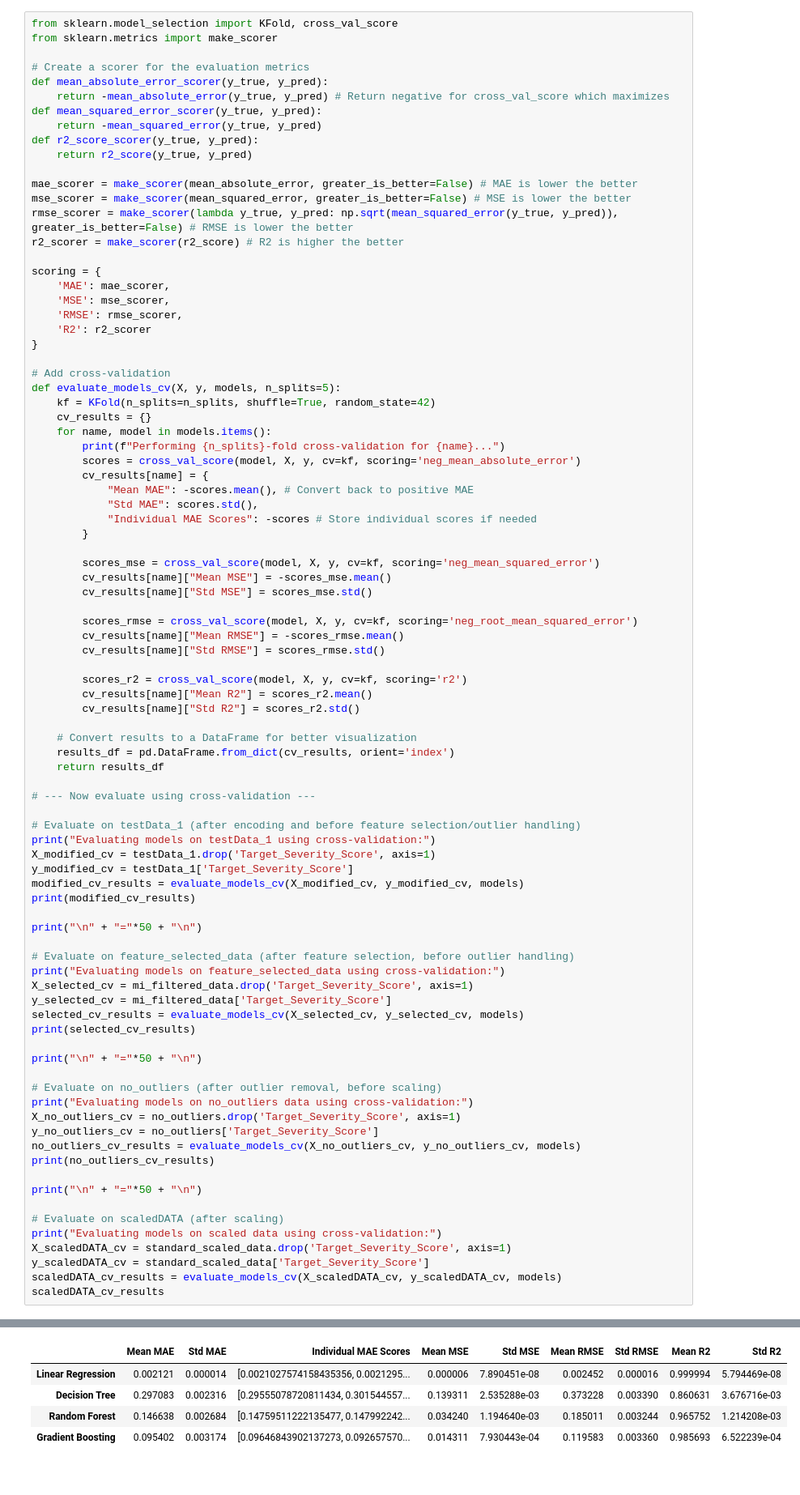
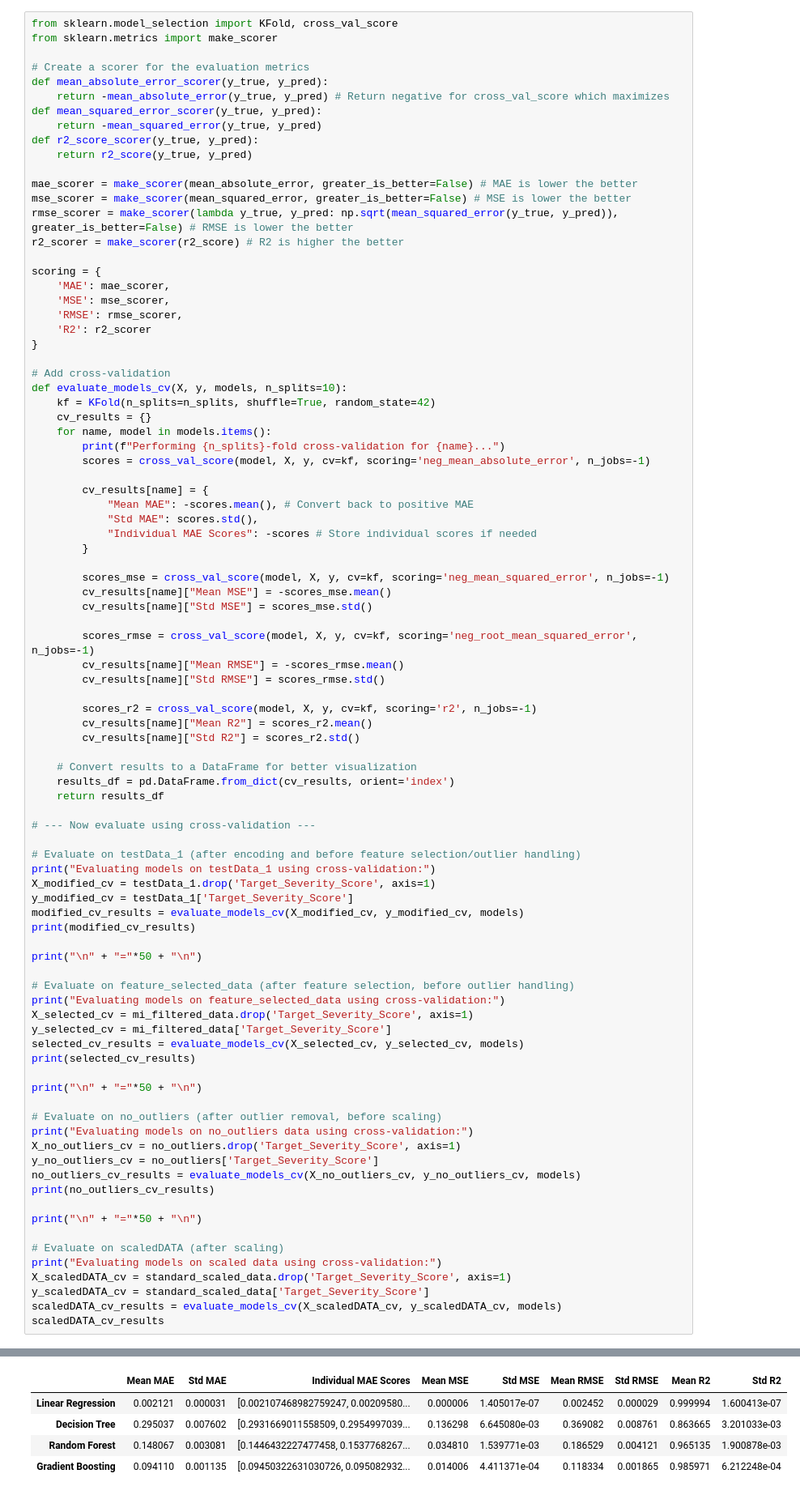
Before and after one commit to Moutaz-Code/CancerModelColab, a Jupyter notebook: Data_Mining_Project.ipynb, the cells around one changed output, grey strips where cells are left out. Shown at 81% size. Saved outputs shown, nothing was run; the diff lists cells and outputs as text.

```diff
--- a/Data_Mining_Project.ipynb
+++ b/Data_Mining_Project.ipynb
@@ -449,27 +446,28 @@ scoring = {
 }
 
 # Add cross-validation
-def evaluate_models_cv(X, y, models, n_splits=5):
+def evaluate_models_cv(X, y, models, n_splits=10):
     kf = KFold(n_splits=n_splits, shuffle=True, random_state=42)
     cv_results = {}
     for name, model in models.items():
         print(f"Performing {n_splits}-fold cross-validation for {name}...")
-        scores = cross_val_score(model, X, y, cv=kf, scoring='neg_mean_absolute_error')
+        scores = cross_val_score(model, X, y, cv=kf, scoring='neg_mean_absolute_error', n_jobs=-1)
+
         cv_results[name] = {
             "Mean MAE": -scores.mean(), # Convert back to positive MAE
             "Std MAE": scores.std(),
             "Individual MAE Scores": -scores # Store individual scores if needed
         }
 
-        scores_mse = cross_val_score(model, X, y, cv=kf, scoring='neg_mean_squared_error')
+        scores_mse = cross_val_score(model, X, y, cv=kf, scoring='neg_mean_squared_error', n_jobs=-1)
         cv_results[name]["Mean MSE"] = -scores_mse.mean()
         cv_results[name]["Std MSE"] = scores_mse.std()
 
-        scores_rmse = cross_val_score(model, X, y, cv=kf, scoring='neg_root_mean_squared_error')
+        scores_rmse = cross_val_score(model, X, y, cv=kf, scoring='neg_root_mean_squared_error', n_jobs=-1)
         cv_results[name]["Mean RMSE"] = -scores_rmse.mean()
         cv_results[name]["Std RMSE"] = scores_rmse.std()
 
-        scores_r2 = cross_val_score(model, X, y, cv=kf, scoring='r2')
+        scores_r2 = cross_val_score(model, X, y, cv=kf, scoring='r2', n_jobs=-1)
         cv_results[name]["Mean R2"] = scores_r2.mean()
         cv_results[name]["Std R2"] = scores_r2.std()
 
@@ -533,8 +531,8 @@ Performing 5-fold cross-validation for Gradient Boosting...
 |  | Mean MAE | Std MAE | Individual MAE Scores | Mean MSE | Std MSE | Mean RMSE | Std RMSE | Mean R2 | Std R2 |
-| Linear Regression | 0.002121 | 0.000014 | [0.0021027574158435356, 0.0021295... | 0.000006 | 7.890451e-08 | 0.002452 | 0.000016 | 0.999994 | 5.794469e-08 |
-| Decision Tree | 0.297083 | 0.002316 | [0.29555078720811434, 0.301544557... | 0.139311 | 2.535288e-03 | 0.373228 | 0.003390 | 0.860631 | 3.676716e-03 |
-| Random Forest | 0.146638 | 0.002684 | [0.14759511222135477, 0.147992242... | 0.034240 | 1.194640e-03 | 0.185011 | 0.003244 | 0.965752 | 1.214208e-03 |
-| Gradient Boosting | 0.095402 | 0.003174 | [0.09646843902137273, 0.092657570... | 0.014311 | 7.930443e-04 | 0.119583 | 0.003360 | 0.985693 | 6.522239e-04 |
+| Linear Regression | 0.002121 | 0.000031 | [0.002107468982759247, 0.00209580... | 0.000006 | 1.405017e-07 | 0.002452 | 0.000029 | 0.999994 | 1.600413e-07 |
+| Decision Tree | 0.295037 | 0.007602 | [0.2931669011558509, 0.2954997039... | 0.136298 | 6.645080e-03 | 0.369082 | 0.008761 | 0.863665 | 3.201033e-03 |
+| Random Forest | 0.148067 | 0.003081 | [0.1446432227477458, 0.1537768267... | 0.034810 | 1.539771e-03 | 0.186529 | 0.004121 | 0.965135 | 1.900878e-03 |
+| Gradient Boosting | 0.094110 | 0.001135 | [0.09450322631030726, 0.095082932... | 0.014006 | 4.411371e-04 | 0.118334 | 0.001865 | 0.985971 | 6.212248e-04 |
 # %%
 # DATA = DATA.drop('Country_Region', axis=1)
 # %% [markdown]
```
Also changed, not shown: parts of 11 cells of this notebook.
